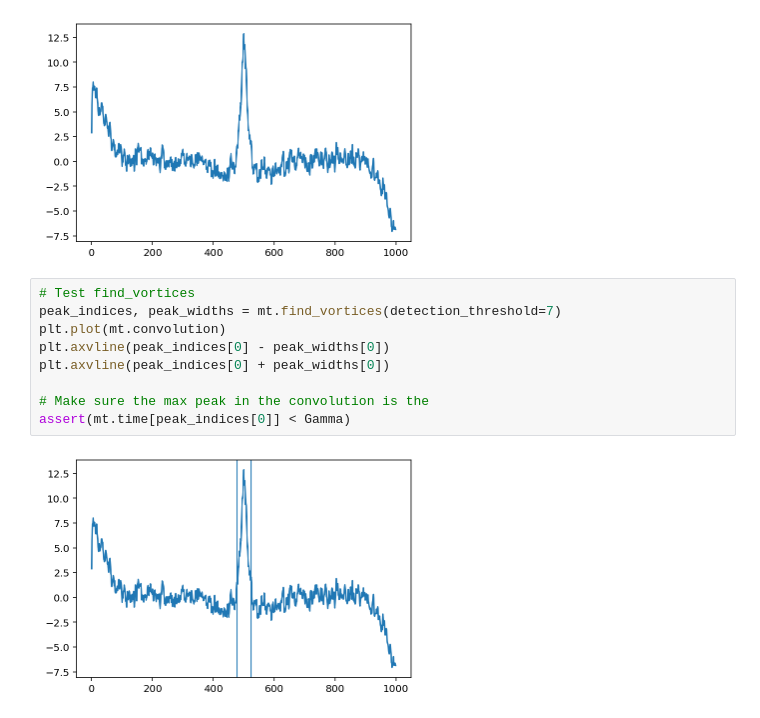
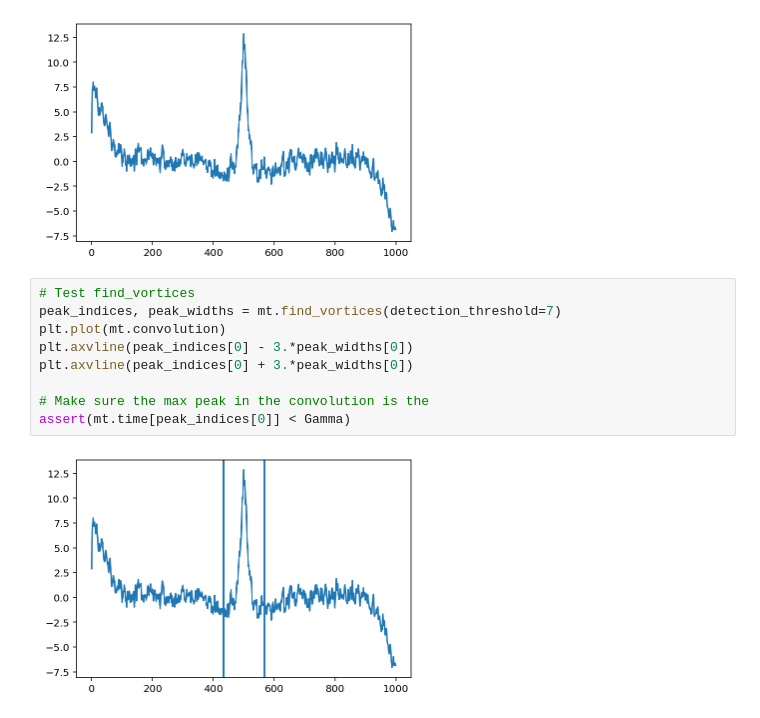
Before and after one commit to BoiseStatePlanetary/muldoon, a Jupyter notebook: examples/Making Muldoon.ipynb, the cells around one changed output. Saved outputs shown, nothing was run; the diff lists cells and outputs as text.

```diff
--- a/examples/Making Muldoon.ipynb
+++ b/examples/Making Muldoon.ipynb
@@ -101,11 +101,11 @@ plt.plot(mt.convolution)
 # %%
 # Test find_vortices
 peak_indices, peak_widths = mt.find_vortices(detection_threshold=7)
 plt.plot(mt.convolution)
-plt.axvline(peak_indices[0] - peak_widths[0])
-plt.axvline(peak_indices[0] + peak_widths[0])
+plt.axvline(peak_indices[0] - 3.*peak_widths[0])
+plt.axvline(peak_indices[0] + 3.*peak_widths[0])
 
 # Make sure the max peak in the convolution is the
 assert(mt.time[peak_indices[0]] < Gamma)
 # %% [output]
-[figure, old version]
+[figure, new version]
```
Also changed, not shown: parts of 4 cells of this notebook, 1 other file.
